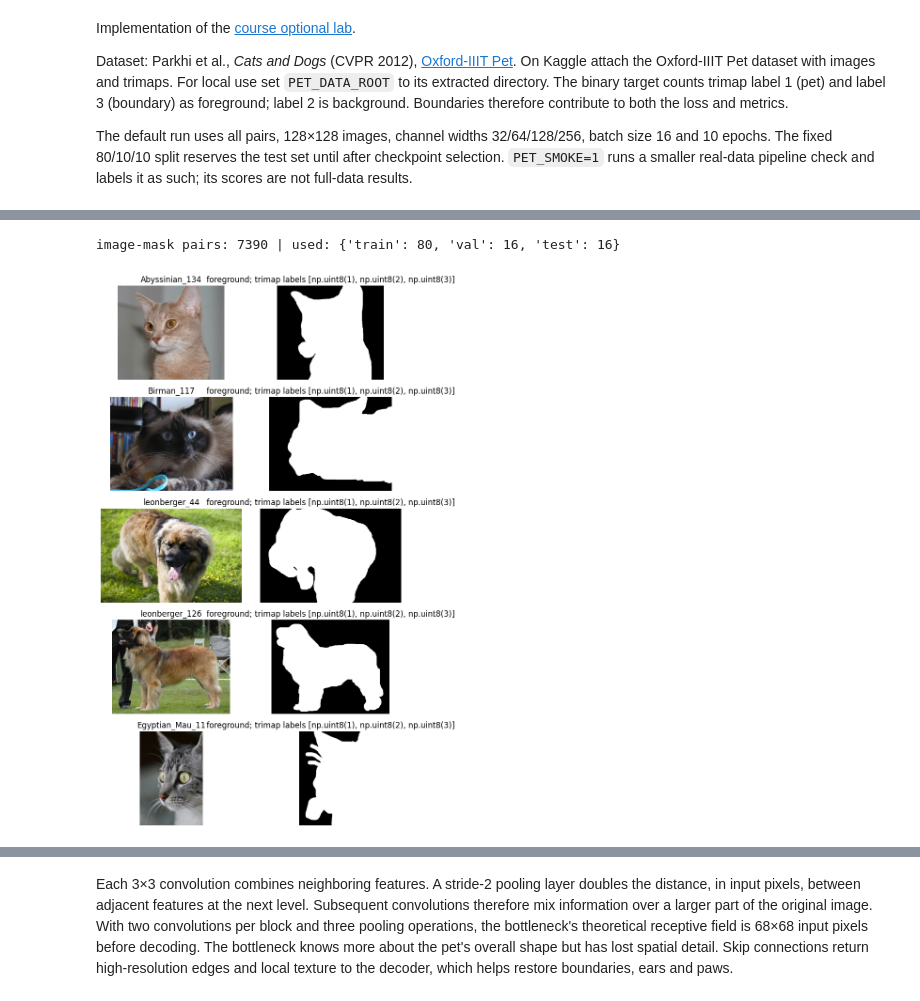
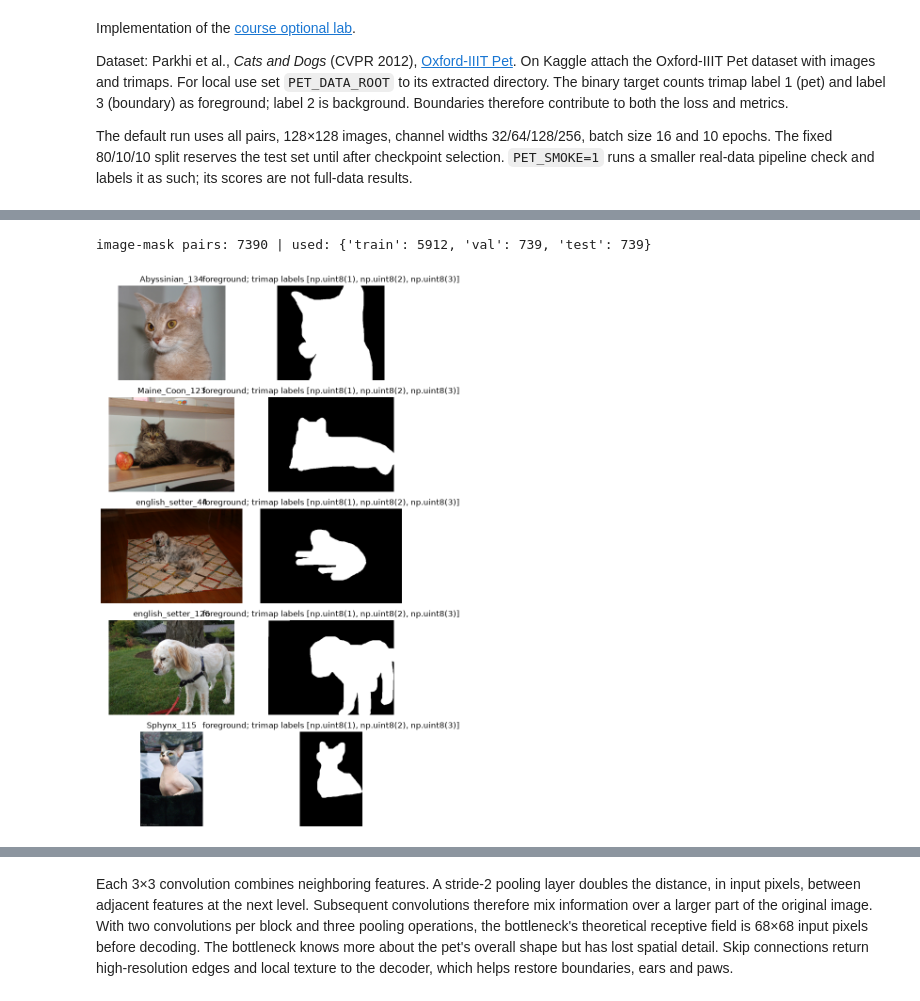
Before and after one commit to bk-anupam/generative_ai_shared, a Jupyter notebook: module1/labs/submissions/optional/unet_pet_segmentation_chirag.ipynb, the cells around one changed output, grey strips where cells are left out. Drawn from its saved outputs; the diff is of its cells as text; code cells hidden in the pictures.

Commit message:
Complete full-data U-Net experiment and test analysis

```diff
--- a/module1/labs/submissions/optional/unet_pet_segmentation_chirag.ipynb
+++ b/module1/labs/submissions/optional/unet_pet_segmentation_chirag.ipynb
@@ -40,36 +40,36 @@ device: cpu | mode: small-data smoke check | epochs: 10
 root = Path(os.environ.get('PET_DATA_ROOT','/kaggle/input'))
 trimap_dirs = sorted(p for p in root.glob('**/trimaps') if p.is_dir())
 if not trimap_dirs:
     raise FileNotFoundError('No trimaps directory. Attach the Oxford-IIIT Pet dataset or set PET_DATA_ROOT.')
 mask_dir = trimap_dirs[0]
 images = {p.stem:p for p in root.glob('**/*.jpg') if not p.name.startswith('._')}
-pairs = [(images[p.stem],p) for p in sorted(mask_dir.glob('*.png'))
+pairs = [(images[p.stem],p) for p in sorted(mask_dir.glob('*.png'), key=lambda p:p.name)
          if not p.name.startswith('._') and p.stem in images]
 assert len(pairs) >= 100, 'Need aligned Oxford pet images and trimaps'
 indices = np.random.default_rng(SEED).permutation(len(pairs))
 n_train, n_val = int(.8*len(pairs)), int(.1*len(pairs))
 train_ids, val_ids, test_ids = indices[:n_train],indices[n_train:n_train+n_val],indices[n_train+n_val:]
 assert set(train_ids).isdisjoint(val_ids) and set(train_ids).isdisjoint(test_ids) and set(val_ids).isdisjoint(test_ids)
 if SMOKE:
     train_ids, val_ids, test_ids = train_ids[:80],val_ids[:16],test_ids[:16]
 splits = {name:[pairs[i] for i in ids] for name,ids in [('train',train_ids),('val',val_ids),('test',test_ids)]}
 (OUT/'split.json').write_text(json.dumps({s:[p.stem for p,m in ps] for s,ps in splits.items()},indent=2))
 print('image-mask pairs:',len(pairs),'| used:',{s:len(ps) for s,ps in splits.items()})
 
 fig, axes = plt.subplots(5,2,figsize=(7,12))
 for row,(image_path,mask_path) in enumerate(splits['train'][:5]):
     image,mask = Image.open(image_path).convert('RGB'),Image.open(mask_path)
     assert image.size == mask.size
     labels = set(np.unique(np.asarray(mask)))
     assert labels <= {1,2,3}
     binary = np.isin(np.asarray(mask),[1,3])
     axes[row,0].imshow(image);axes[row,0].set_title(image_path.stem)
     axes[row,1].imshow(binary,cmap='gray',vmin=0,vmax=1);axes[row,1].set_title(f'foreground; trimap labels {sorted(labels)}')
     for ax in axes[row]:ax.axis('off')
 fig.tight_layout();fig.savefig(OUT/'five_pairs.png',dpi=120);plt.show()
 # %% [output]
-image-mask pairs: 7390 | used: {'train': 80, 'val': 16, 'test': 16}
+image-mask pairs: 7390 | used: {'train': 5912, 'val': 739, 'test': 739}
-[figure, old version]
+[figure, new version]
 # %%
 class PetPairs(Dataset):
     def __init__(self,pairs,augment=False):
```
Also changed, not shown: parts of 5 cells of this notebook, 8 other files.
